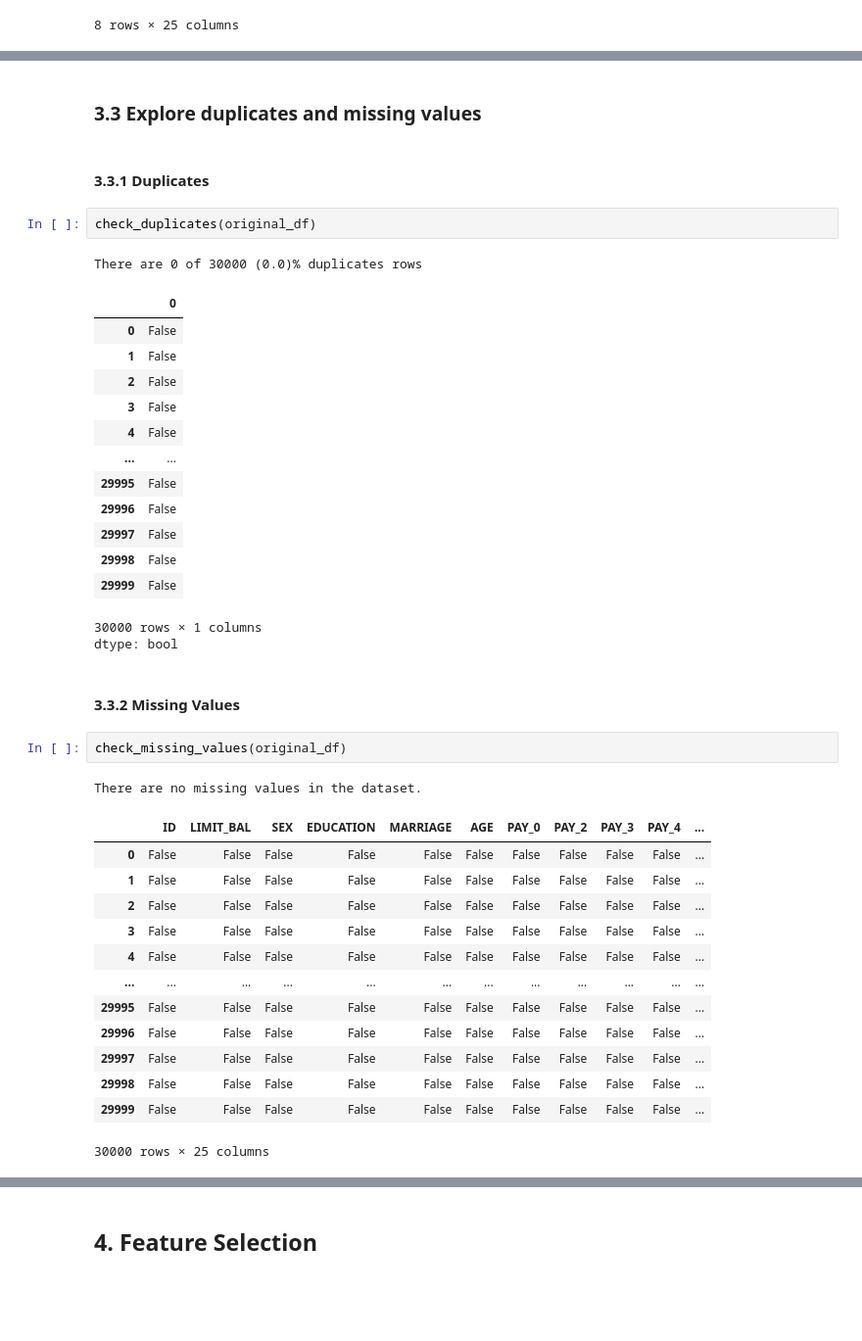
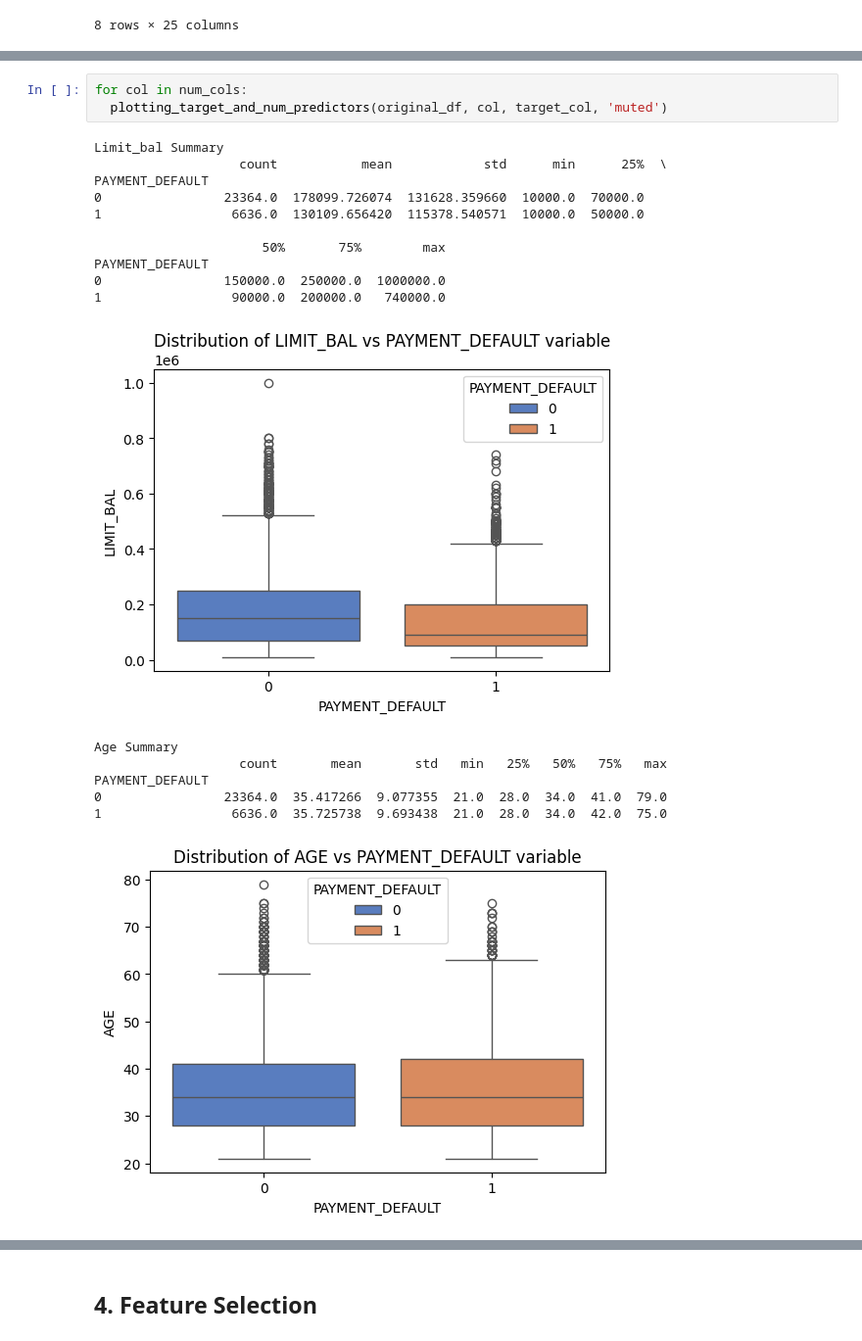
Before and after one commit to Nelkit/36103-AT2-data-analysis-project, a Jupyter notebook: 36103_AT2B_data_analysis_project.ipynb, the cells around one changed output, grey strips where cells are left out. Shown at 98% size. Cells and saved outputs as stored; diff of their text form; blank space fills up the shorter version.

```diff
--- a/36103_AT2B_data_analysis_project.ipynb
+++ b/36103_AT2B_data_analysis_project.ipynb
@@ -446,41 +488,21 @@ Name: default.payment.next.month, dtype: float64
-# %% [markdown]
-### 3.3 Explore duplicates and missing values
-# %% [markdown]
-#### 3.3.1 Duplicates
-# %%
-check_duplicates(original_df)
-# %% [output]
-There are 0 of 30000 (0.0)% duplicates rows
-|  | 0 |
-| 0 | False |
-| 1 | False |
-| 2 | False |
-| 3 | False |
-| 4 | False |
-| ... | ... |
-| 29995 | False |
-| 29996 | False |
-| 29997 | False |
-| 29998 | False |
-| 29999 | False |
-30000 rows × 1 columns
-dtype: bool
-# %% [markdown]
-#### 3.3.2 Missing Values
-# %%
-check_missing_values(original_df)
-# %% [output]
-There are no missing values in the dataset.
-|  | ID | LIMIT_BAL | SEX | EDUCATION | MARRIAGE | AGE | PAY_0 | PAY_2 | PAY_3 | PAY_4 | ... |
-| 0 | False | False | False | False | False | False | False | False | False | False | ... |
-| 1 | False | False | False | False | False | False | False | False | False | False | ... |
-| 2 | False | False | False | False | False | False | False | False | False | False | ... |
-| 3 | False | False | False | False | False | False | False | False | False | False | ... |
-| 4 | False | False | False | False | False | False | False | False | False | False | ... |
-| ... | ... | ... | ... | ... | ... | ... | ... | ... | ... | ... | ... |
-| 29995 | False | False | False | False | False | False | False | False | False | False | ... |
-| 29996 | False | False | False | False | False | False | False | False | False | False | ... |
-| 29997 | False | False | False | False | False | False | False | False | False | False | ... |
-| 29998 | False | False | False | False | False | False | False | False | False | False | ... |
-| 29999 | False | False | False | False | False | False | False | False | False | False | ... |
-30000 rows × 25 columns
+# %%
+for col in num_cols:
+  plotting_target_and_num_predictors(original_df, col, target_col, 'muted')
+# %% [output]
+Limit_bal Summary
+                   count           mean            std      min      25%  \
+PAYMENT_DEFAULT
+0                23364.0  178099.726074  131628.359660  10000.0  70000.0
+1                 6636.0  130109.656420  115378.540571  10000.0  50000.0
+
+                      50%       75%        max
+PAYMENT_DEFAULT
+0                150000.0  250000.0  1000000.0
+1                 90000.0  200000.0   740000.0
+[figure, added]
+Age Summary
+                   count       mean       std   min   25%   50%   75%   max
+PAYMENT_DEFAULT
+0                23364.0  35.417266  9.077355  21.0  28.0  34.0  41.0  79.0
+1                 6636.0  35.725738  9.693438  21.0  28.0  34.0  42.0  75.0
+[figure, added]
```
Also changed, not shown: parts of 31 cells of this notebook.
